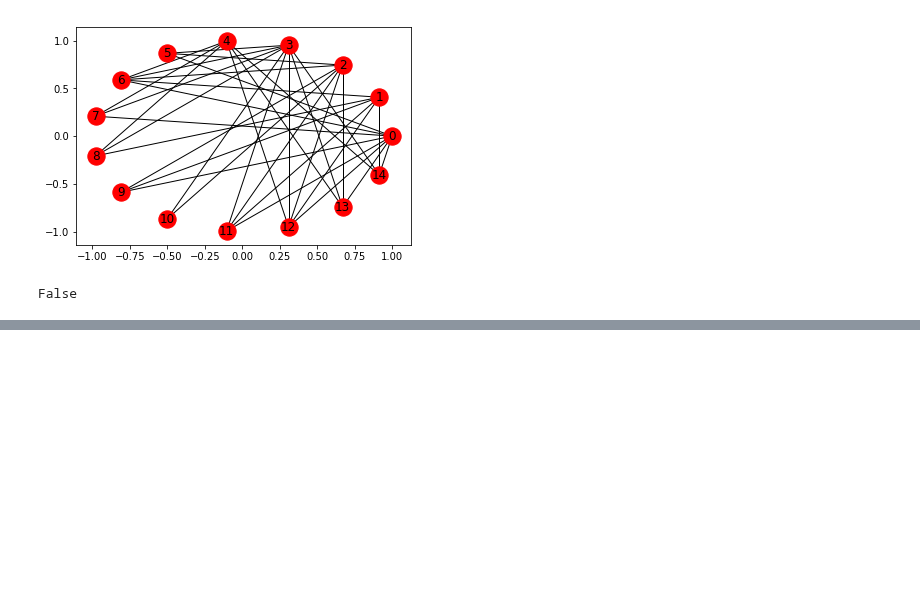
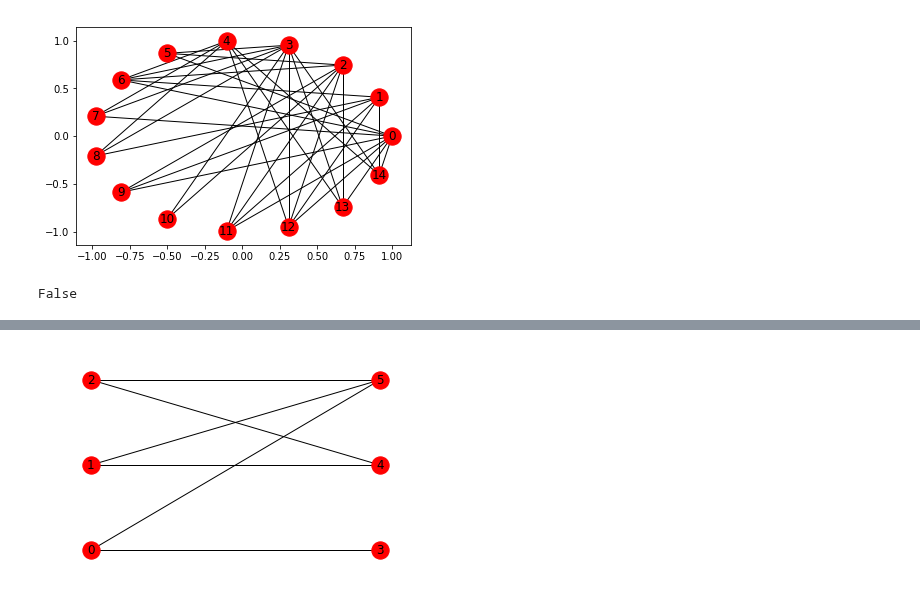
Before and after one commit to frhyme/frhyme.github.io, a Jupyter notebook: _posts/personal_ipynb/process and organization.ipynb, the cells around one changed output, grey strips where cells are left out. Cells and saved outputs as stored; diff of their text form; code cells hidden in the pictures; blank space fills up the shorter version.

```diff
--- a/_posts/personal_ipynb/process and organization.ipynb
+++ b/_posts/personal_ipynb/process and organization.ipynb
@@ -119,0 +182,15 @@ False
+# %%
+## edge의 수를 비율로 조절. 단 이 경우에는, 가끔 connected가 유지되지 않는 상태로 나올 수 있음.
+rbg = nx.bipartite.random_graph(3, 6, 0.5)
+## degree list를 넘김. 따라서, 두 list의 sum이 같아야 함. 이 경우에도 connected가 유지되지 않는 경우가 종종 발생함.
+## 하지만, 어떤 node도 모두 연결되도록 할 수는 있음.
+g = nx.bipartite.configuration_model(aseq=[2, 2, 2], bseq=[1, 2, 3],
+                                     create_using=nx.Graph()## nx.MultiGraph()로 넘기면 edge가 여러개 생기는 경우
+                                    )
+g = nx.bipartite.havel_hakimi_graph([2, 2, 2], [1,2,3], create_using=nx.Graph())
+nx.draw_networkx(g, pos=bipartite_layout(g))
+plt.axis('off')
+plt.savefig("../../assets/images/markdown_img/180810_bipartite_config_model.svg")
+plt.show()
+# %% [output]
+[figure, added]
```
Also changed, not shown: parts of 6 cells of this notebook, 10 other files.
